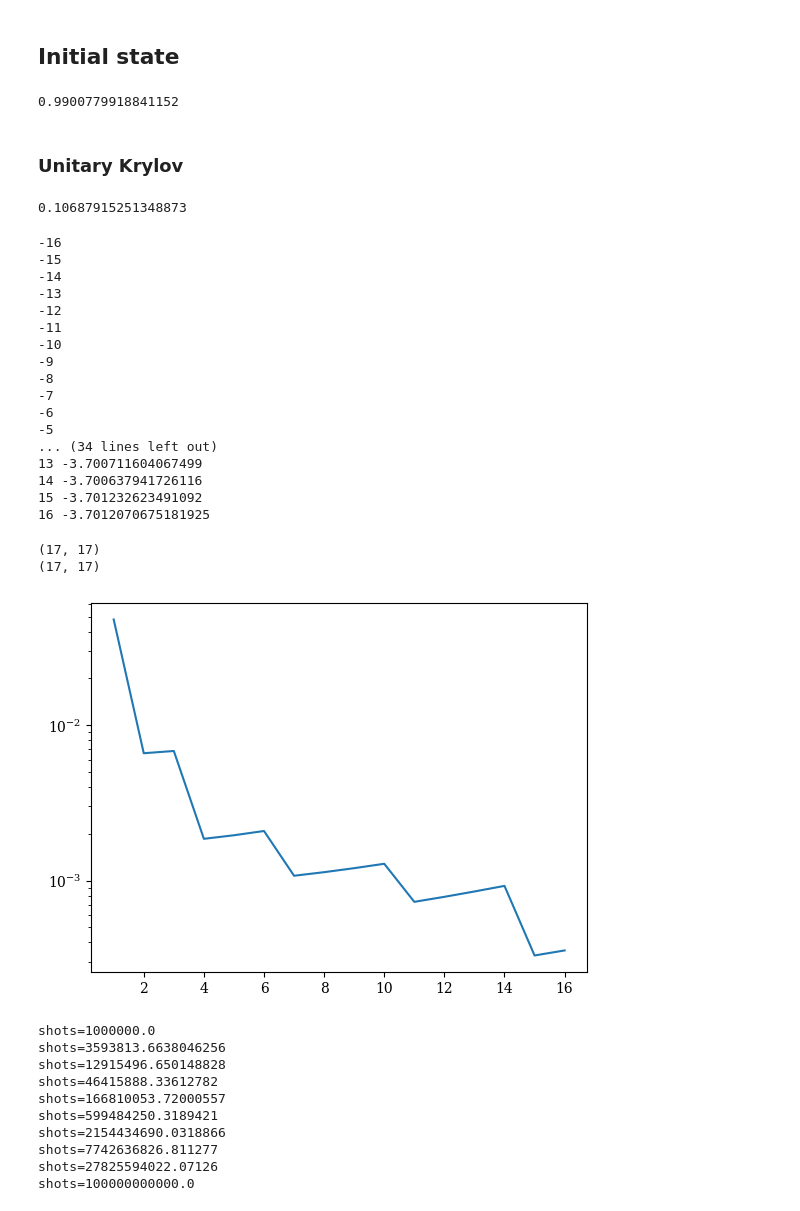
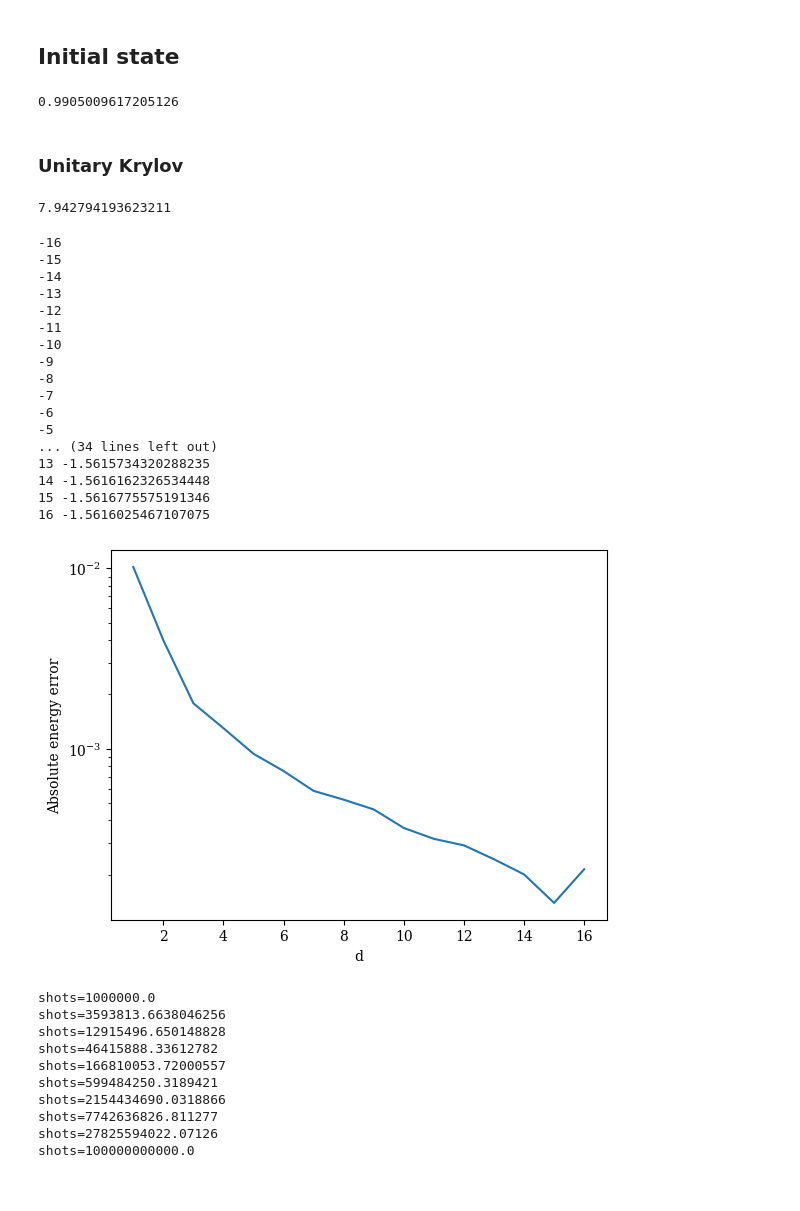
Before and after one commit to rmlarose/compare-vkp, a Jupyter notebook: qrylov_shot_noise.ipynb, the cells around one changed output. Cells and saved outputs as stored; diff of their text form; code cells hidden in the pictures.

```diff
--- a/qrylov_shot_noise.ipynb
+++ b/qrylov_shot_noise.ipynb
@@ -26,7 +26,7 @@ from tensor_network_common import pauli_sum_to_mpo
 ## Parameters
 # %%
 # Problem to use.
-problem: str = "hubbard"  # Options: "hchain", "hubbard", "product", "reactant"
+problem: str = "hchain"  # Options: "hchain", "hubbard", "product", "reactant"
 
 # For Hubbard Hamiltonian.
 xdim: int = 2
@@ -126,6 +126,8 @@ def unitary_h_and_s_variance(
     Returns:
     h_var - The re/im of h_var[i, j] is the variance of the re/im of H_ij.
     s_var - The re/im of s_var[i, j] is the variance of the re/im of S_ij."""
+
+    assert len(ks) == len(vectors)
 
     tensor_algebra = isinstance(mpo, qtn.MatrixProductOperator)
 
@@ -251,7 +258,7 @@ bvec /= bvec.norm()
 overlap = np.abs(bvec @ ground_state) ** 2
 overlap
 # %% [output]
-0.9900779918841152
+0.9905009617205126
 # %% [markdown]
 ### Unitary Krylov
 # %%
@@ -264,9 +271,10 @@ if problem == "hchain":
 
 dt
 # %% [output]
-0.10687915251348873
+7.942794193623211
 # %%
 if nqubits <= 10:
+    run_u = True
     matrix = mpo.to_dense()
     vec = bvec.to_dense()
 
@@ -299,7 +307,10 @@ if nqubits <= 10:
         except np.linalg.LinAlgError:
             continue
 
-h_var, s_var = unitary_h_and_s_variance(all_vectors_u, ks, matrix, subspace_dimension, h, s)
+    h_var, s_var = unitary_h_and_s_variance(all_vectors_u, ks, matrix, subspace_dimension, h, s)
+
+else:
+    run_u = False
 # %% [output]
 -16
 -15
@@ -314,22 +325,19 @@ h_var, s_var = unitary_h_and_s_variance(all_vectors_u, ks, matrix, subspace_dime
 -6
 -5
 ... (34 lines left out)
-13 -3.700711604067499
-14 -3.700637941726116
-15 -3.701232623491092
-16 -3.7012070675181925
+13 -1.5615734320288235
+14 -1.5616162326534448
+15 -1.5616775575191346
+16 -1.5616025467107075
-# %%
-print(h.shape)
-print(h_var.shape)
-# %% [output]
-(17, 17)
-(17, 17)
 # %%
-fig, ax = plt.subplots()
-krylov_u_errors = np.abs(krylov_u_evals - energy_exact)
-ax.plot(krylov_u_dvals, krylov_u_errors)
-ax.set_yscale("log")
+if run_u:
+    fig, ax = plt.subplots()
+    krylov_u_errors = np.abs(krylov_u_evals - energy_exact)
+    ax.plot(krylov_u_dvals, krylov_u_errors)
+    ax.set_yscale("log")
+    ax.set_xlabel("d")
+    ax.set_ylabel("Absolute energy error")
 # %% [output]
-[figure, old version]
+[figure, new version]
 # %%
 def perturb_h_s_with_noise(h: np.ndarray, s: np.ndarray, h_var: np.ndarray, s_var: np.ndarray, shots: int):
```
Also changed, not shown: parts of 13 cells of this notebook.
